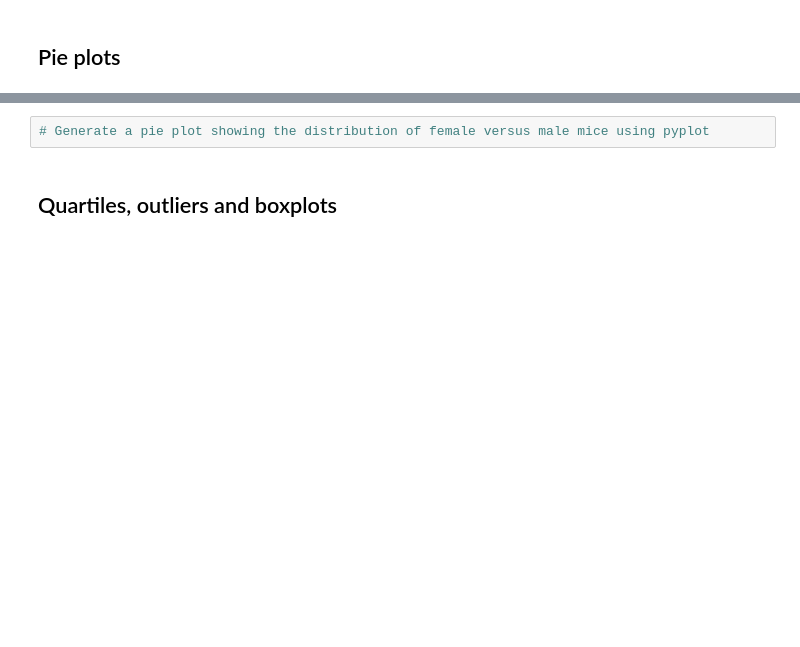
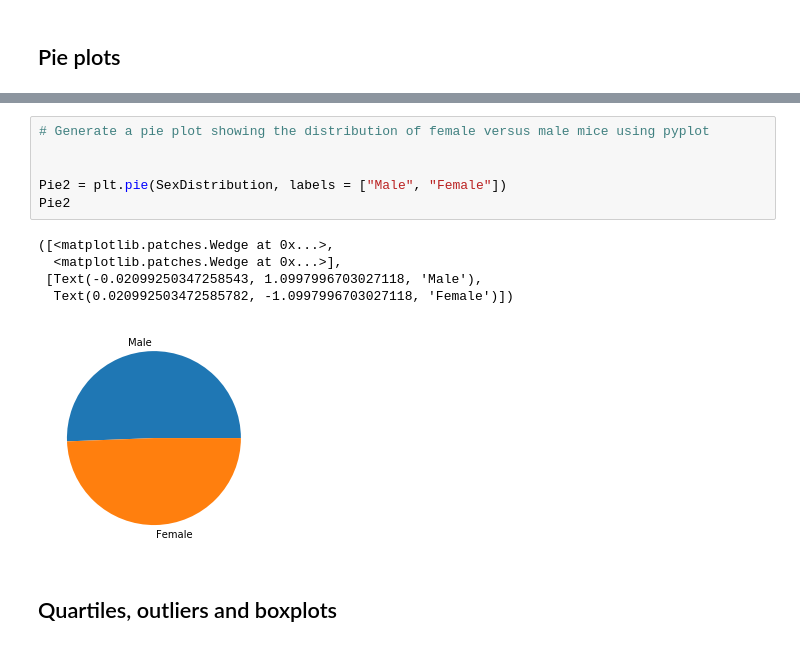
Before and after one commit to wisemantyr/Pymaceuticals, a Jupyter notebook: Pymaceuticals.ipynb, the cells around one changed output, grey strips where cells are left out. Drawn from its saved outputs; the diff is of its cells as text; blank space fills up the shorter version.

```diff
--- a/Pymaceuticals.ipynb
+++ b/Pymaceuticals.ipynb
@@ -130,5 +137,15 @@ Text(0, 0.5, 'Data Points')
 # %%
 # Generate a pie plot showing the distribution of female versus male mice using pyplot
+
+
+Pie2 = plt.pie(SexDistribution, labels = ["Male", "Female"])
+Pie2
+# %% [output]
+([<matplotlib.patches.Wedge at 0x...>,
+  <matplotlib.patches.Wedge at 0x...>],
+ [Text(-0.02099250347258543, 1.0997996703027118, 'Male'),
+  Text(0.020992503472585782, -1.0997996703027118, 'Female')])
+[figure, added]
 # %% [markdown]
 ## Quartiles, outliers and boxplots
 # %%
```
Also changed, not shown: parts of 3 cells of this notebook, 1 other file.
